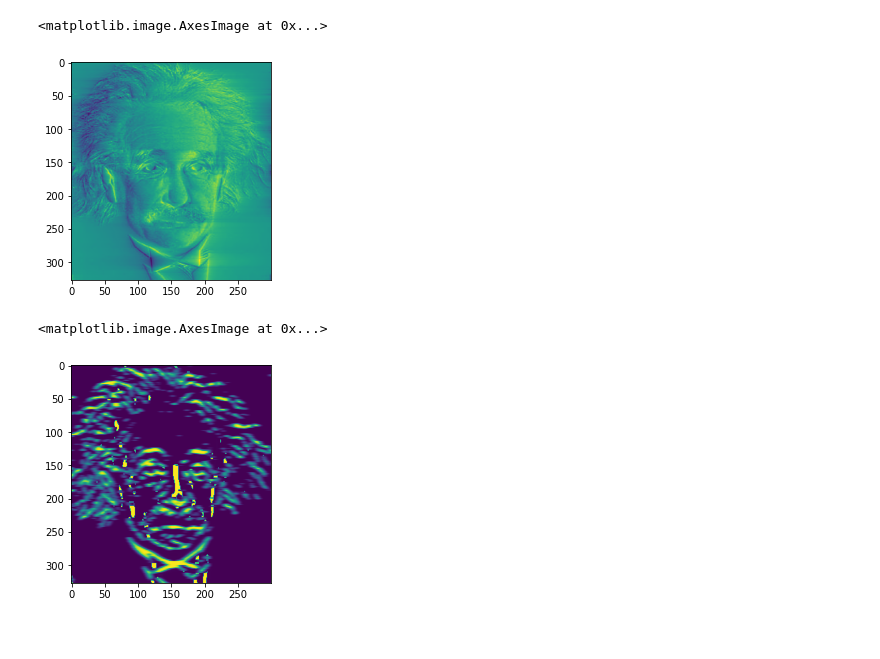
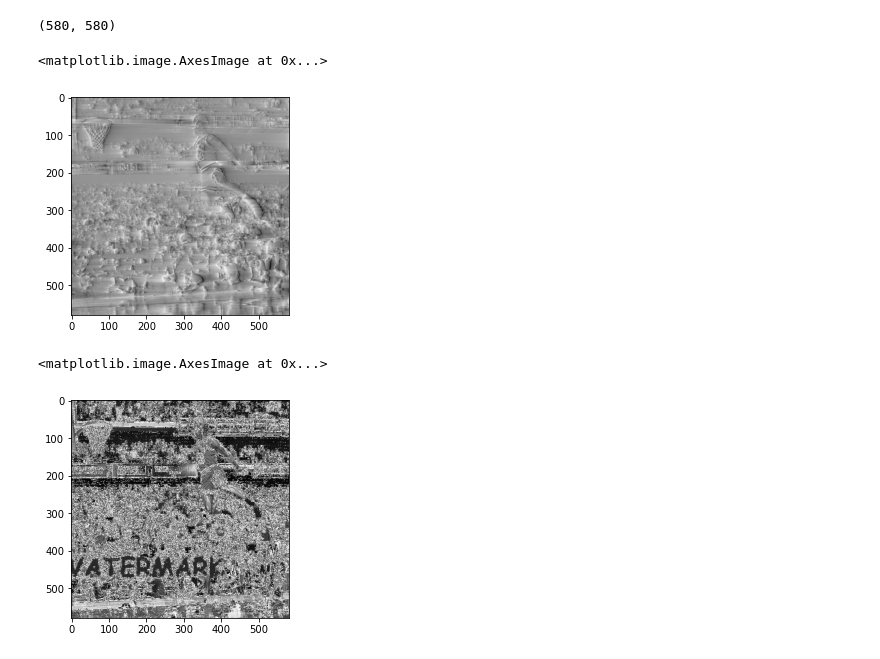
Before and after one commit to collinskatie/motion_without_movement, a Jupyter notebook: simple_filter.ipynb, the cells around one changed output. Saved outputs shown, nothing was run; the diff lists cells and outputs as text; code cells hidden in the pictures.

```diff
--- a/simple_filter.ipynb
+++ b/simple_filter.ipynb
@@ -14,11 +61,13 @@ from math import exp, cos, sin
 # %%
 # load in image to be transformed
 
-img_pth = "./einstein.jpeg"
+img_pth = "./mj_dunk.jpeg"#"./einstein.jpeg"
 
 img = cv2.imread(img_pth)
 img = cv2.cvtColor(img, cv2.COLOR_BGR2GRAY) # ensure unicolor scale for now
 
-plt.imshow(img)
+cmap='Greys'
+
+plt.imshow(img, cmap=cmap)
 plt.axis('off')
 # %% [output]
@@ -158,18 +76,18 @@ plt.imshow(conv_img)
+# %%
+img.shape
+# %% [output]
+(580, 580)
 # %%
-from scipy.signal import hilbert
-
 transf_img =  np.imag(hilbert(img)) # help from: https://docs.scipy.org/doc/scipy/reference/generated/scipy.signal.hilbert.html
 
-plt.imshow(transf_img)
+plt.imshow(transf_img, cmap=cmap)
 # %% [output]
 <matplotlib.image.AxesImage at 0x...>
-[figure, old version]
+[figure, new version]
 # %%
-from scipy.ndimage import gaussian_laplace
+transf_img =  gaussian_laplace(img, sigma=0.5) # help from: https://docs.scipy.org/doc/scipy/reference/generated/scipy.signal.hilbert.html
 
-transf_img =  gaussian_laplace(img, sigma=3) # help from: https://docs.scipy.org/doc/scipy/reference/generated/scipy.signal.hilbert.html
-
-plt.imshow(transf_img)
+plt.imshow(transf_img, cmap=cmap)
 # %% [output]
 <matplotlib.image.AxesImage at 0x...>
-[figure, old version]
+[figure, new version]
```
Also changed, not shown: parts of 19 cells of this notebook, 1 other file.
